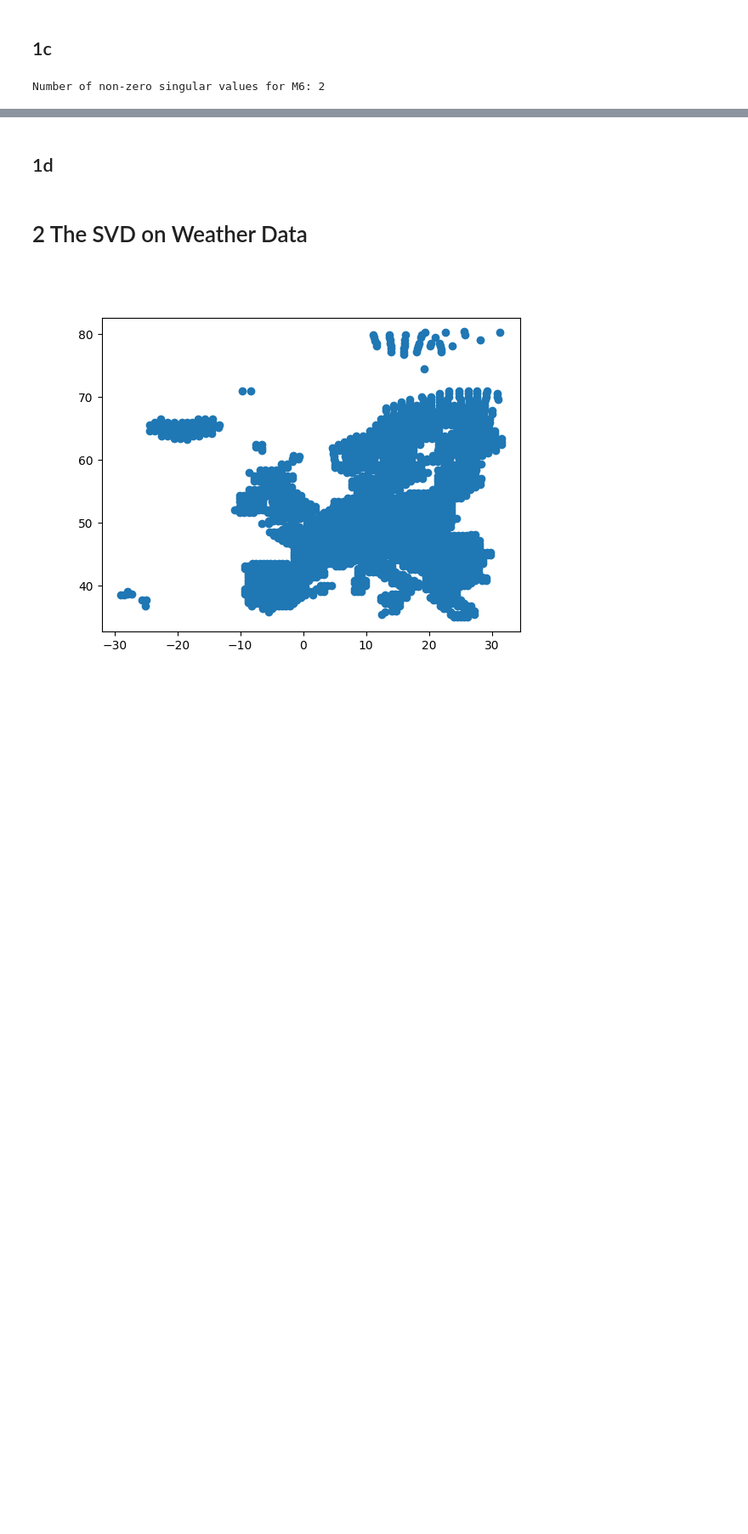
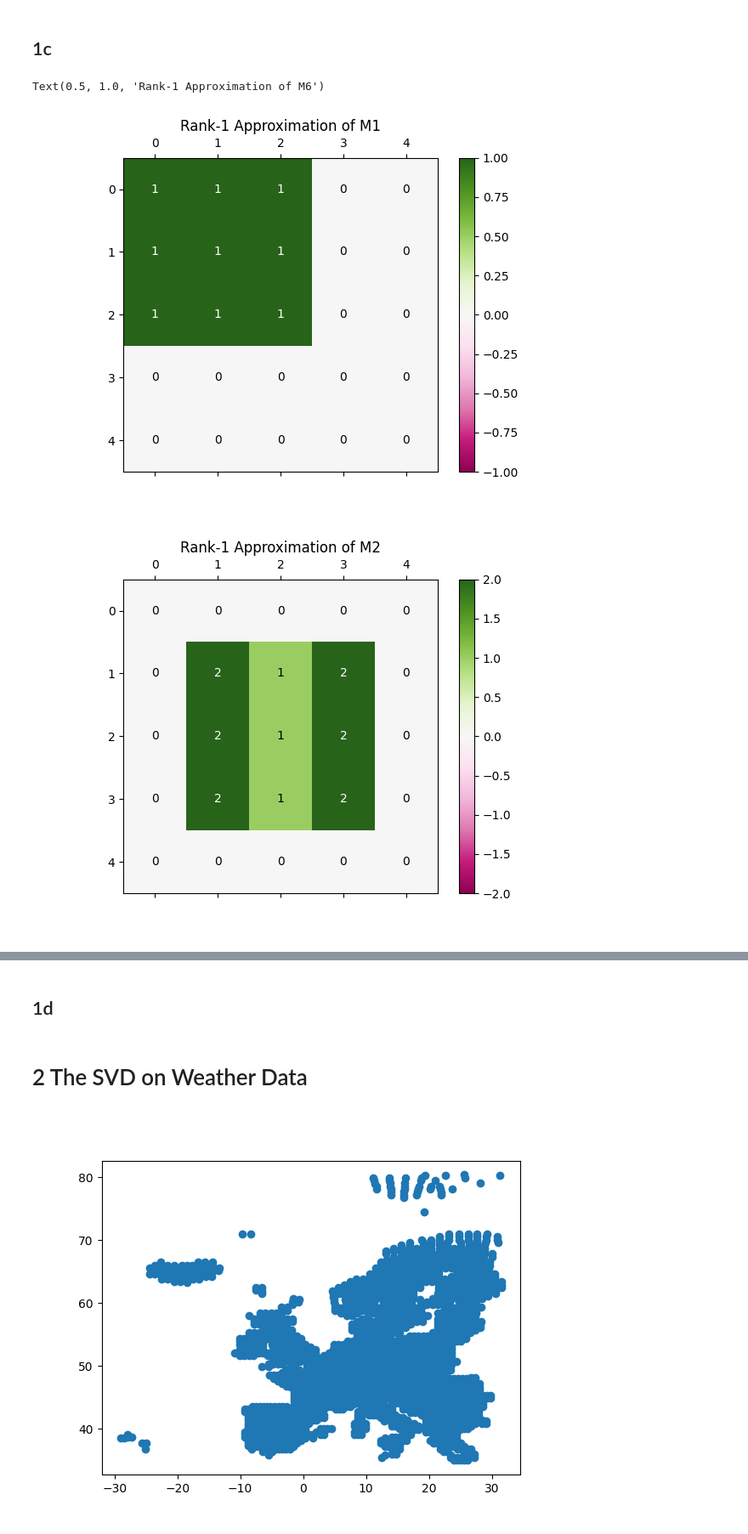
Before and after one commit to eelisee/IE-675b-Machine-Learning, a Jupyter notebook: a03-svd/a03-svd.ipynb, the cells around one changed output, grey strips where cells are left out. Shown at 85% size. Drawn from its saved outputs; the diff is of its cells as text; code cells hidden in the pictures; blank space fills up the shorter version.

```diff
--- a/a03-svd/a03-svd.ipynb
+++ b/a03-svd/a03-svd.ipynb
@@ -142,10 +150,26 @@ s1: [3.00000000e+00 1.33801123e-16 1.31940794e-49 0.00000000e+00
 ## 1c
 # %%
 # You can use the functions svdcomp and plot_matrix from util.py
-# YOUR PART
+X1_1 = svdcomp(M1, range(1))
+X1_2 = svdcomp(M2, range(1))
+X1_3 = svdcomp(M3, range(1))
+X1_4 = svdcomp(M4, range(1))
+X1_5 = svdcomp(M5, range(1))
+X1_6 = svdcomp(M6, range(1))
 
-# Count the number of non-zero singular values
-non_zero_singular_values_M6 = np.sum(s6 > 1e-10)
-print(f"Number of non-zero singular values for M6: {non_zero_singular_values_M6}")
+plot_matrix(X1_1)
+plt.title("Rank-1 Approximation of M1")
+plot_matrix(X1_2)
+plt.title("Rank-1 Approximation of M2")
+plot_matrix(X1_3)
+plt.title("Rank-1 Approximation of M3")
+plot_matrix(X1_4)
+plt.title("Rank-1 Approximation of M4")
+plot_matrix(X1_5)
+plt.title("Rank-1 Approximation of M5")
+plot_matrix(X1_6)
+plt.title("Rank-1 Approximation of M6")
 # %% [output]
-Number of non-zero singular values for M6: 2
+Text(0.5, 1.0, 'Rank-1 Approximation of M6')
+[figure, added]
+[figure, added]
```
Also changed, not shown: parts of 4 cells of this notebook, 1 other file.
